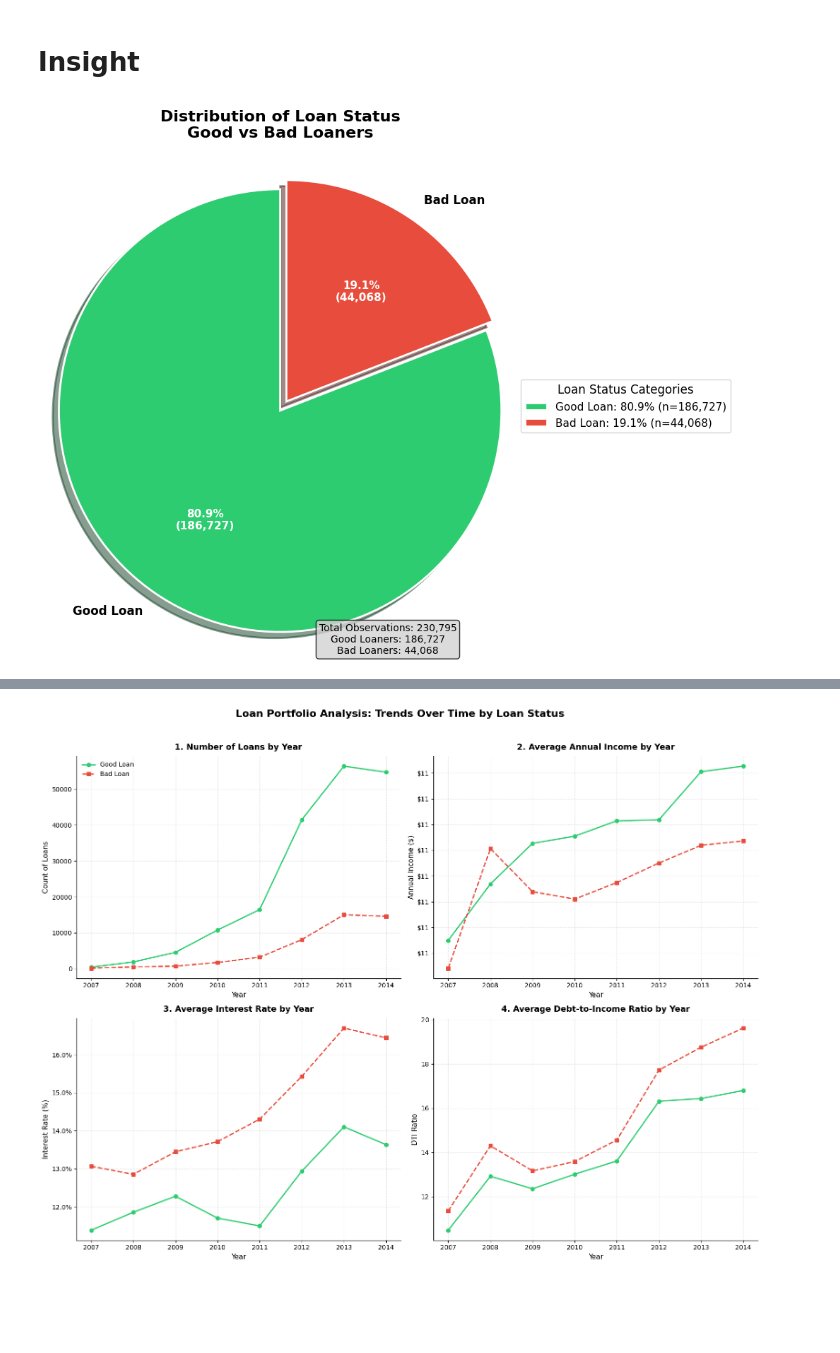
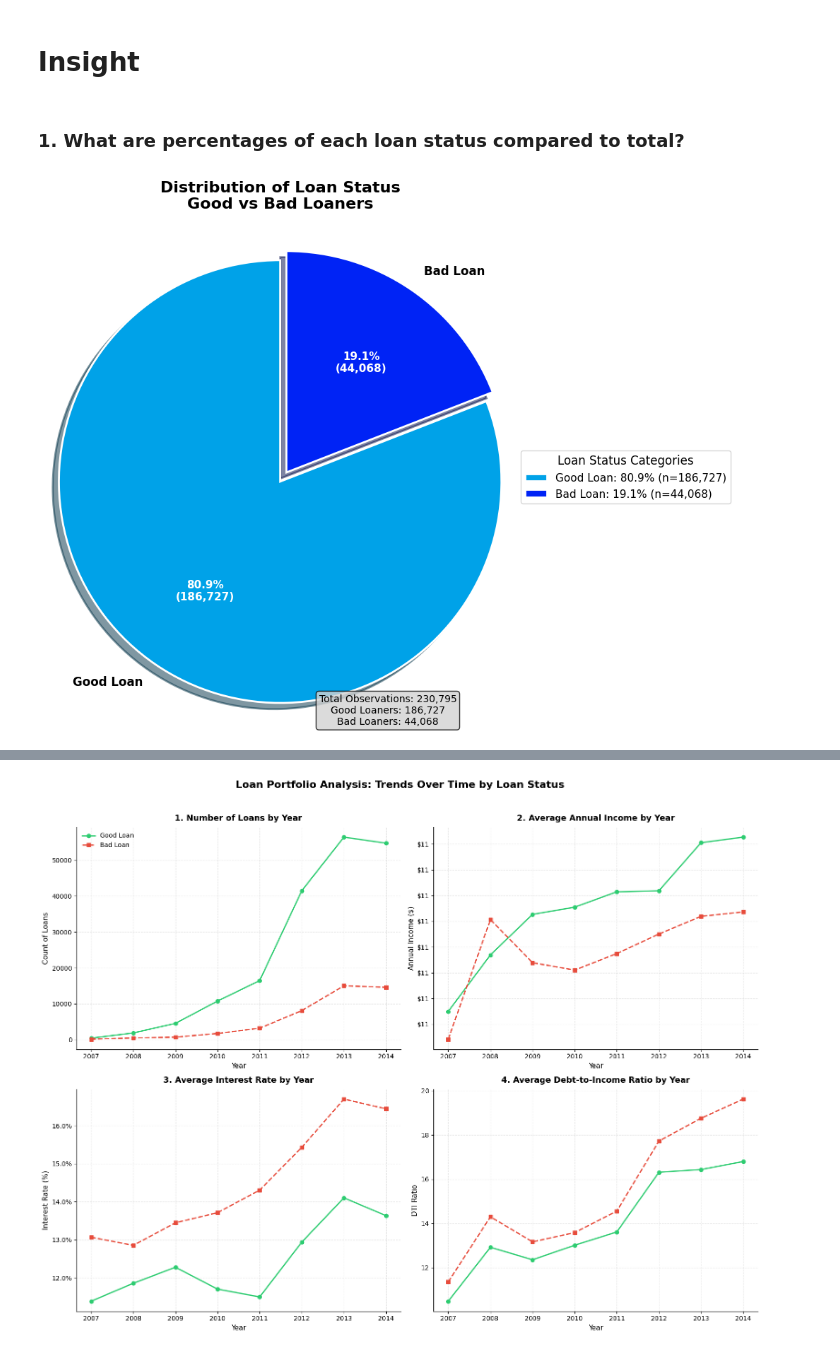
Before and after one commit to RevanzaIfannyA/lending-club-credit-risk-modeling, a Jupyter notebook: LC notebook.ipynb, the cells around one changed output, grey strips where cells are left out. Drawn from its saved outputs; the diff is of its cells as text; code cells hidden in the pictures; blank space fills up the shorter version.

```diff
--- a/LC notebook.ipynb
+++ b/LC notebook.ipynb
@@ -615,30 +1204,11 @@ memory usage: 72.9+ MB
 # %% [markdown]
 ### Outlier Detection
 # %%
+# Create function to check outlier by using interquartile range
 def check_outlier_iqr(series, factor=1.5):
-    """
-    Check apakah suatu kolom memiliki outlier berdasarkan metode IQR.
 
-    Parameters
-    ----------
-    series : pd.Series
-        Kolom numerik
-    factor : float
-        Faktor IQR (default = 1.5)
-
-    Returns
-    -------
-    dict
-        {
-            'has_outlier': bool,
-            'n_outliers': int,
-            'lower_bound': float,
-            'upper_bound': float
-        }
-    """
     s = series.dropna()
 
-    # Jika kolom kosong atau hanya 1 nilai unik
     if s.empty or s.nunique() <= 1:
         return {
             "has_outlier": False,
@@ -1156,6 +1942,8 @@ plt.show()
 [figure]
 # %% [markdown]
 # Insight
+# %% [markdown]
+### 1. What are percentages of each loan status compared to total?
 # %%
 # Hitung proporsi
 status_counts = df["status_bad"].value_counts(normalize=True)
@@ -1167,7 +1955,7 @@ labels_map = {
 }
 
 # Warna yang menarik dan sesuai konteks (hijau untuk good, merah untuk bad)
-colors = ['#2ECC71', '#E74C3C']  # Hijau untuk good loaner, Merah untuk bad loaner
+colors = ['#00A2E8', '#0023F5']  # Hijau untuk good loaner, Merah untuk bad loaner
 explode = (0.05, 0)  # Sedikit menonjolkan bagian pertama
 
 # Buat figure dengan ukuran yang sesuai
@@ -1202,34 +1990,34 @@ for i, (pct_label, autotext) in enumerate(zip(percentages, autotexts)):
 # Buat legend yang informatif
 legend_labels = [f'{label}: {pct} (n={count:,})'
                  for label, pct, count in zip(labels, percentages, df["status_bad"].value_counts())]
 
 ax.legend(wedges, legend_labels,
           title="Loan Status Categories",
           loc="center left",
           bbox_to_anchor=(1, 0, 0.5, 1),
           fontsize=11,
           title_fontsize=12)
 
 # Tambahkan judul
 plt.title('Distribution of Loan Status\nGood vs Bad Loaners',
           fontsize=16, fontweight='bold', pad=20)
 
 # Pastikan pie chart berbentuk lingkaran
 ax.axis('equal')
 
 # Tambahkan ringkasan statistik sebagai teks
 summary_text = f'Total Observations: {len(df):,}\n'
 summary_text += f'Good Loaners: {df["status_bad"].value_counts().get(0, 0):,}\n'
 summary_text += f'Bad Loaners: {df["status_bad"].value_counts().get(1, 0):,}'
 
 plt.figtext(0.5, 0.02, summary_text,
             ha='center', fontsize=10,
             bbox=dict(boxstyle='round', facecolor='lightgray', alpha=0.8))
 
 plt.tight_layout()
 plt.show()
 # %% [output]
-[figure, old version]
+[figure, new version]
 # %%
 # Mapping untuk label yang lebih informatif
 status_labels = {
```
Also changed, not shown: parts of 35 cells of this notebook.
